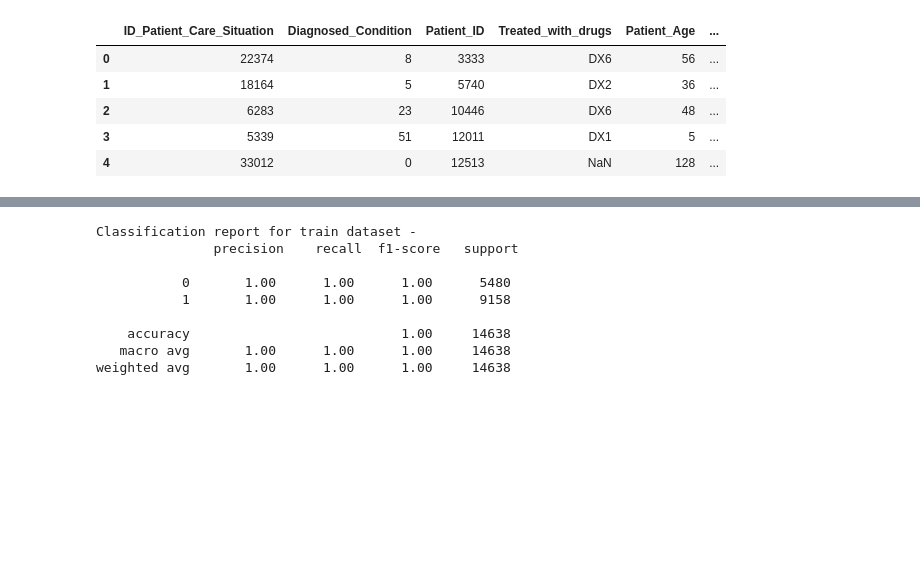
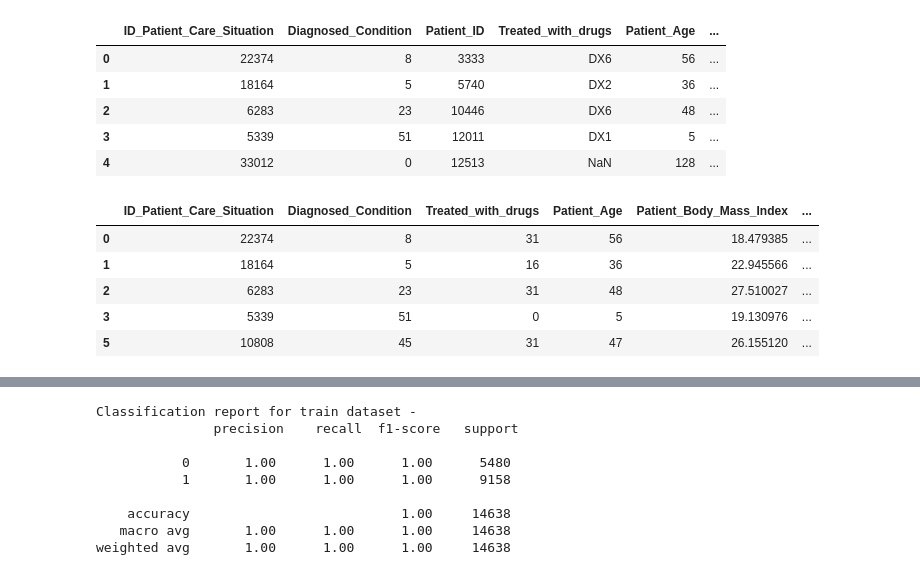
Before and after one commit to rajbeniwal710/Classification_Models, a Jupyter notebook: RandomForest.ipynb, the cells around one changed output, grey strips where cells are left out. Saved outputs shown, nothing was run; the diff lists cells and outputs as text; code cells hidden in the pictures; blank space fills up the shorter version.

```diff
--- a/RandomForest.ipynb
+++ b/RandomForest.ipynb
@@ -16,3 +18,6 @@ pharma_data = pharma_data.dropna()
+# %%
+le = LabelEncoder()
+pharma_data['Treated_with_drugs'] = le.fit_transform(pharma_data['Treated_with_drugs'])
 # %%
 #x-y
 x = pharma_data.iloc[:,:-1]
@@ -20,5 +25,14 @@ x = x.drop(['Patient_ID'], axis = 1)
 y = pharma_data.iloc[:,-1]
 #data cleaning
 x = pd.get_dummies(x)
+# %%
+x.head()
+# %% [output]
+|  | ID_Patient_Care_Situation | Diagnosed_Condition | Treated_with_drugs | Patient_Age | Patient_Body_Mass_Index | ... |
+| 0 | 22374 | 8 | 31 | 56 | 18.479385 | ... |
+| 1 | 18164 | 5 | 16 | 36 | 22.945566 | ... |
+| 2 | 6283 | 23 | 31 | 48 | 27.510027 | ... |
+| 3 | 5339 | 51 | 0 | 5 | 19.130976 | ... |
+| 5 | 10808 | 45 | 31 | 47 | 26.155120 | ... |
 # %%
 #lets drop some columns to drop dummy trap
```
Also changed, not shown: parts of 10 cells of this notebook.
